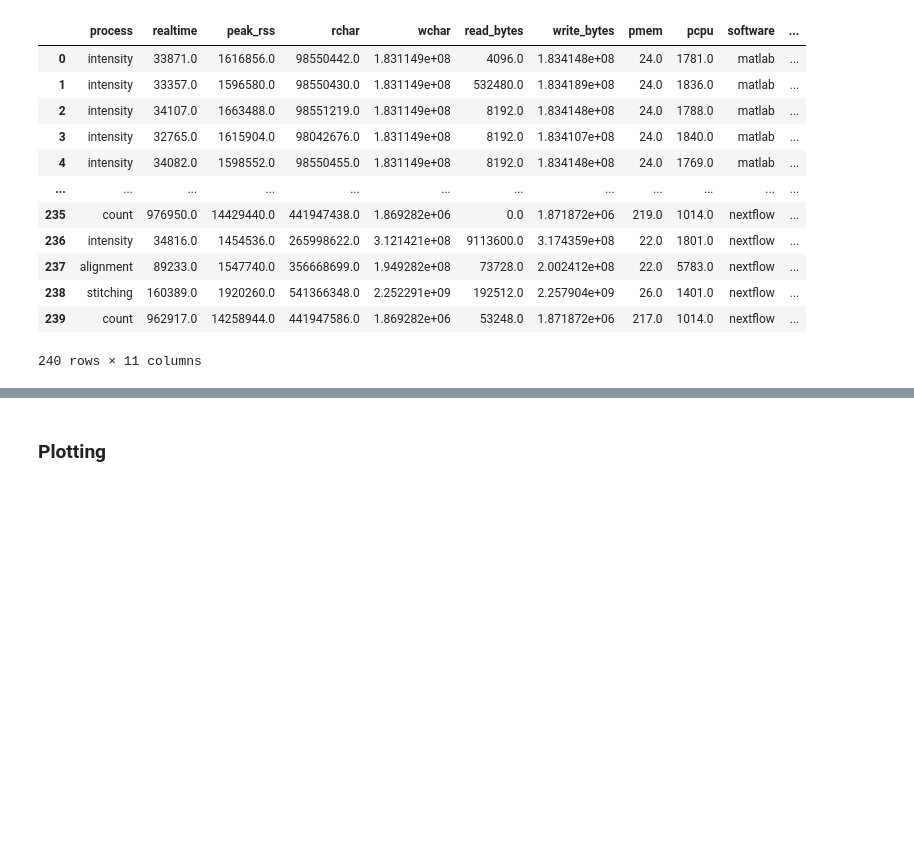
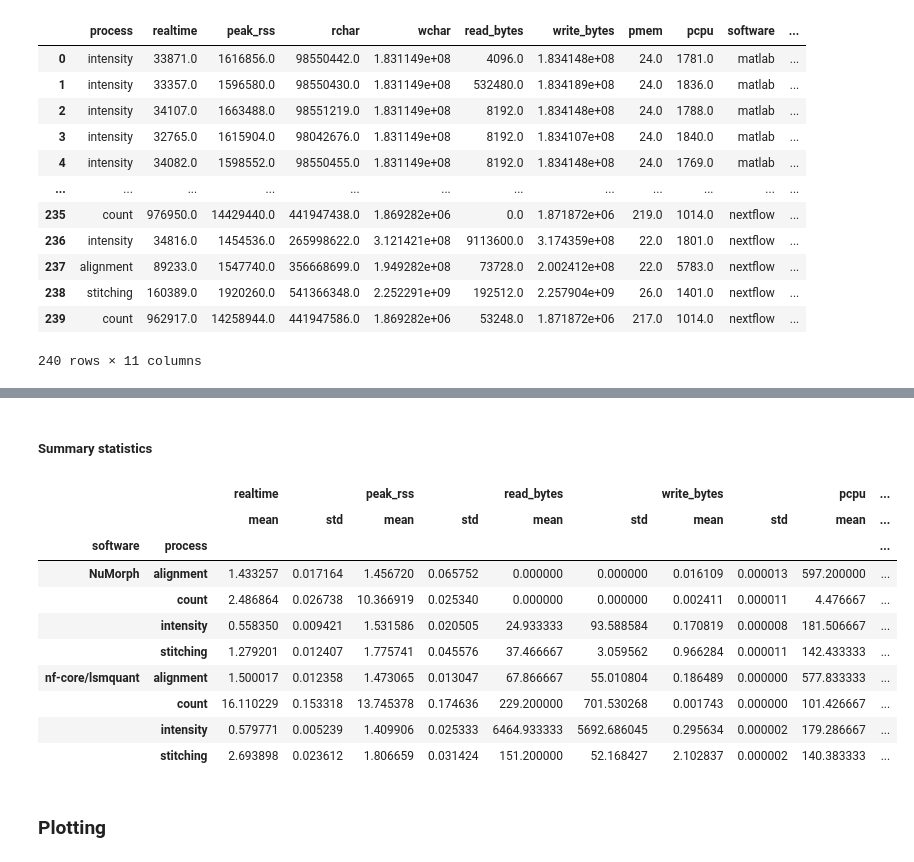
Before and after one commit to CaroAMN/rescue_orphan_code_results, a Jupyter notebook: resource_usage/scaling_results.ipynb, the cells around one changed output, grey strips where cells are left out. Drawn from its saved outputs; the diff is of its cells as text; code cells hidden in the pictures; blank space fills up the shorter version.

```diff
--- a/resource_usage/scaling_results.ipynb
+++ b/resource_usage/scaling_results.ipynb
@@ -464,4 +465,22 @@ benchmark_df
 240 rows × 11 columns
+# %% [markdown]
+##### Summary statistics
+# %%
+# get the summary statistics for the benchmark df
+summary_stats = benchmark_df.groupby(['software', 'process']).agg({'realtime': ['mean', 'std'], 'peak_rss': ['mean', 'std'], 'read_bytes': ['mean', 'std'], 'write_bytes': ['mean', 'std'], 'pcpu': ['mean', 'std'], 'pmem': ['mean', 'std']})
+summary_stats
+# %% [output]
+|  |  | realtime |  | peak_rss |  | read_bytes |  | write_bytes |  | pcpu | ... |
+|  |  | mean | std | mean | std | mean | std | mean | std | mean | ... |
+| software | process |  |  |  |  |  |  |  |  |  | ... |
+| NuMorph | alignment | 1.433257 | 0.017164 | 1.456720 | 0.065752 | 0.000000 | 0.000000 | 0.016109 | 0.000013 | 597.200000 | ... |
+|  | count | 2.486864 | 0.026738 | 10.366919 | 0.025340 | 0.000000 | 0.000000 | 0.002411 | 0.000011 | 4.476667 | ... |
+|  | intensity | 0.558350 | 0.009421 | 1.531586 | 0.020505 | 24.933333 | 93.588584 | 0.170819 | 0.000008 | 181.506667 | ... |
+|  | stitching | 1.279201 | 0.012407 | 1.775741 | 0.045576 | 37.466667 | 3.059562 | 0.966284 | 0.000011 | 142.433333 | ... |
+| nf-core/lsmquant | alignment | 1.500017 | 0.012358 | 1.473065 | 0.013047 | 67.866667 | 55.010804 | 0.186489 | 0.000000 | 577.833333 | ... |
+|  | count | 16.110229 | 0.153318 | 13.745378 | 0.174636 | 229.200000 | 701.530268 | 0.001743 | 0.000000 | 101.426667 | ... |
+|  | intensity | 0.579771 | 0.005239 | 1.409906 | 0.025333 | 6464.933333 | 5692.686045 | 0.295634 | 0.000002 | 179.286667 | ... |
+|  | stitching | 2.693898 | 0.023612 | 1.806659 | 0.031424 | 151.200000 | 52.168427 | 2.102837 | 0.000002 | 140.383333 | ... |
 # %% [markdown]
 ### Plotting
 # %%
```
Also changed, not shown: parts of 12 cells of this notebook.
